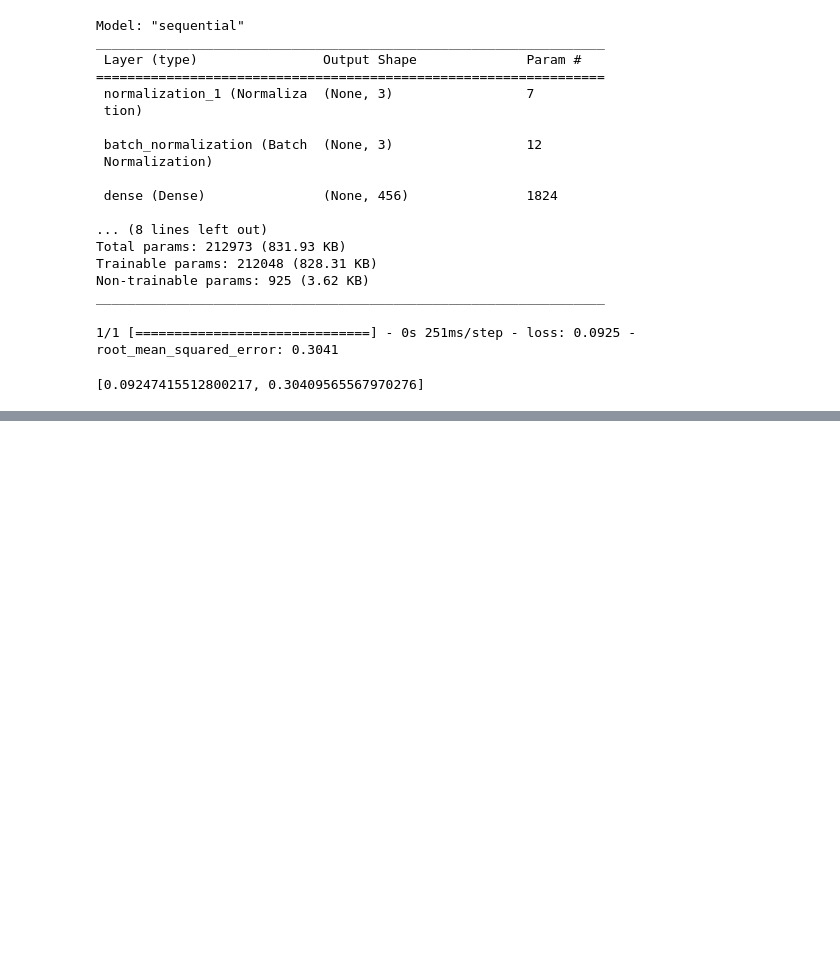
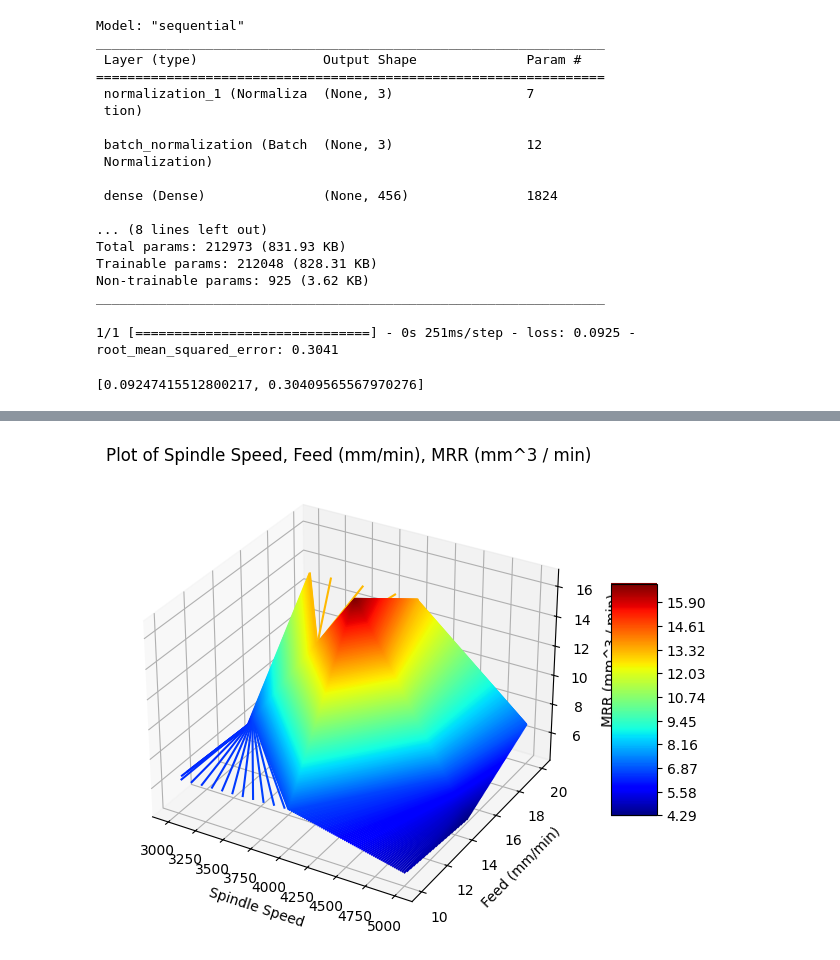
Before and after one commit to VardanMittal/Micromilling_process_optimisation, a Jupyter notebook: main2.ipynb, the cells around one changed output, grey strips where cells are left out. Saved outputs shown, nothing was run; the diff lists cells and outputs as text; code cells hidden in the pictures; blank space fills up the shorter version.

```diff
--- a/main2.ipynb
+++ b/main2.ipynb
@@ -238,2 +297,6 @@ y_pred
+# %%
+plot_3d_contour(data, "Spindle Speed", "Feed (mm/min)", "MRR (mm^3 / min)")
+# %% [output]
+[figure, added]
 # %%
 y_test
```
Also changed, not shown: parts of 16 cells of this notebook, 5 other files.
